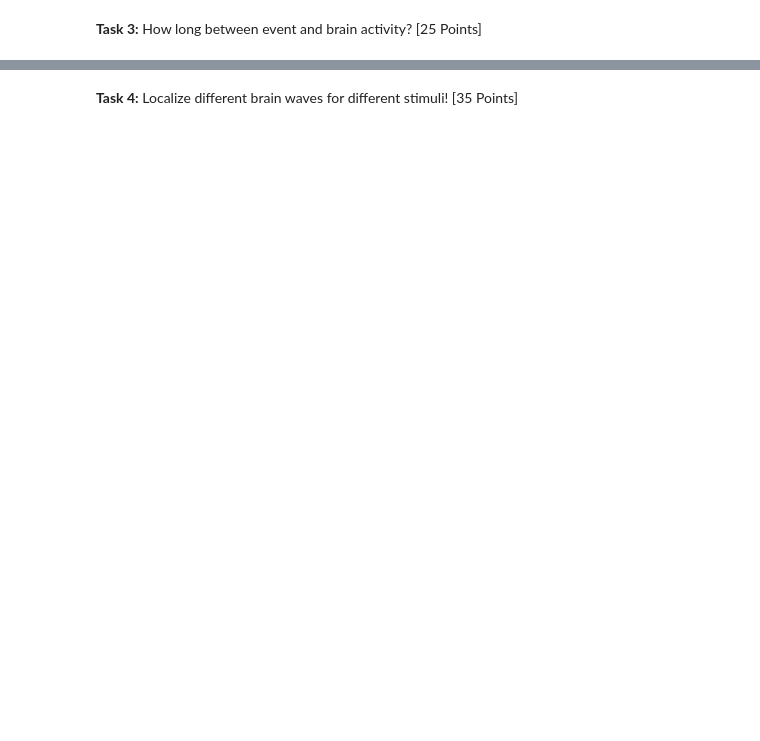
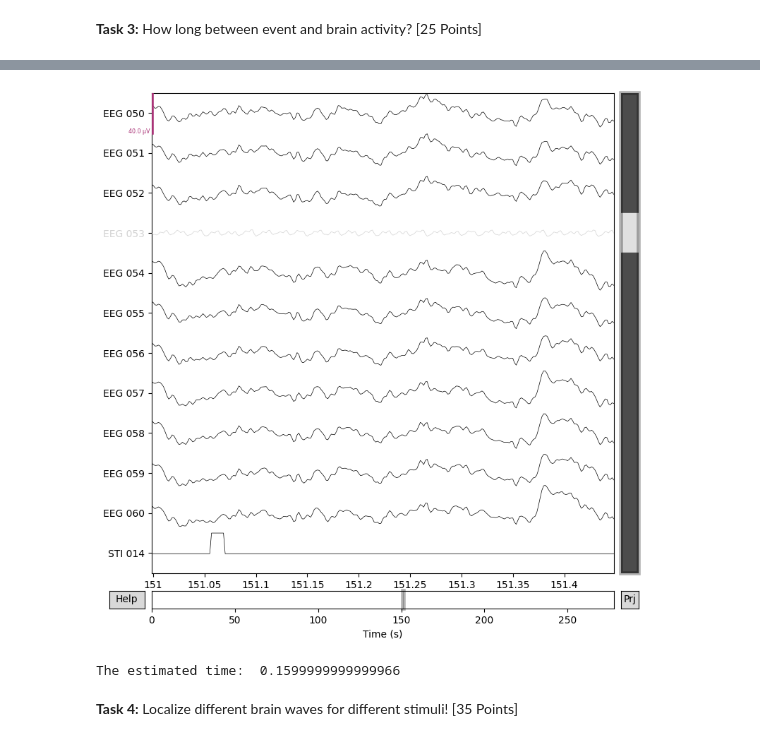
Before and after one commit to suyz1213/cs666student, a Jupyter notebook: CS666_Assignment_2.ipynb, the cells around one changed output, grey strips where cells are left out. Drawn from its saved outputs; the diff is of its cells as text; code cells hidden in the pictures; blank space fills up the shorter version.

```diff
--- a/CS666_Assignment_2.ipynb
+++ b/CS666_Assignment_2.ipynb
@@ -111,6 +231,14 @@ stim = raw.plot(order=chan_idxs, start=151, duration=1)
 # %%
 # TODO Please estimate the time between the first stimulus and brain activity response.
 # TODO: YOUR_ANSWER
+# %%
+eeg50_60_stim014 = raw.plot(order=combined_idxs, start=151, duration=0.45)
+# %% [output]
+[figure, added]
+# %%
+print("The estimated time: ",151.22 - 151.06)
+# %% [output]
+The estimated time:  0.1599999999999966
 # %% [markdown]
 **Task 4:** Localize different brain waves for different stimuli! [35 Points]
 # %%
```
Also changed, not shown: parts of 40 cells of this notebook.
